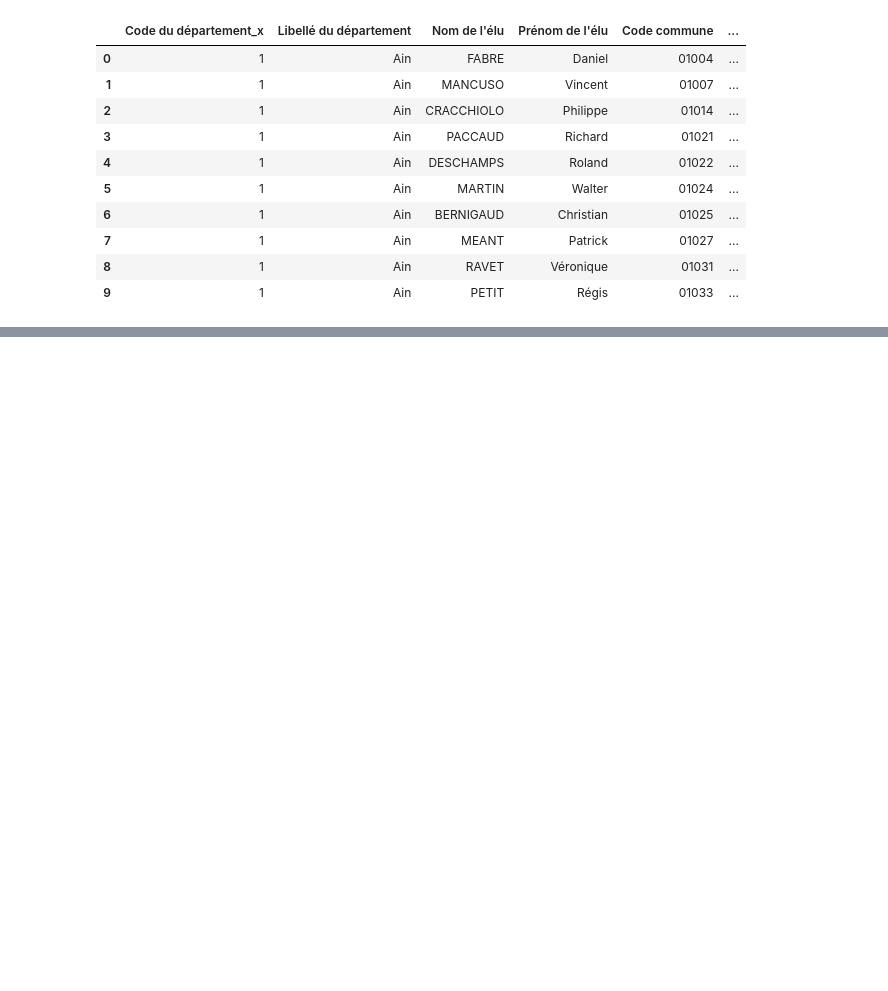
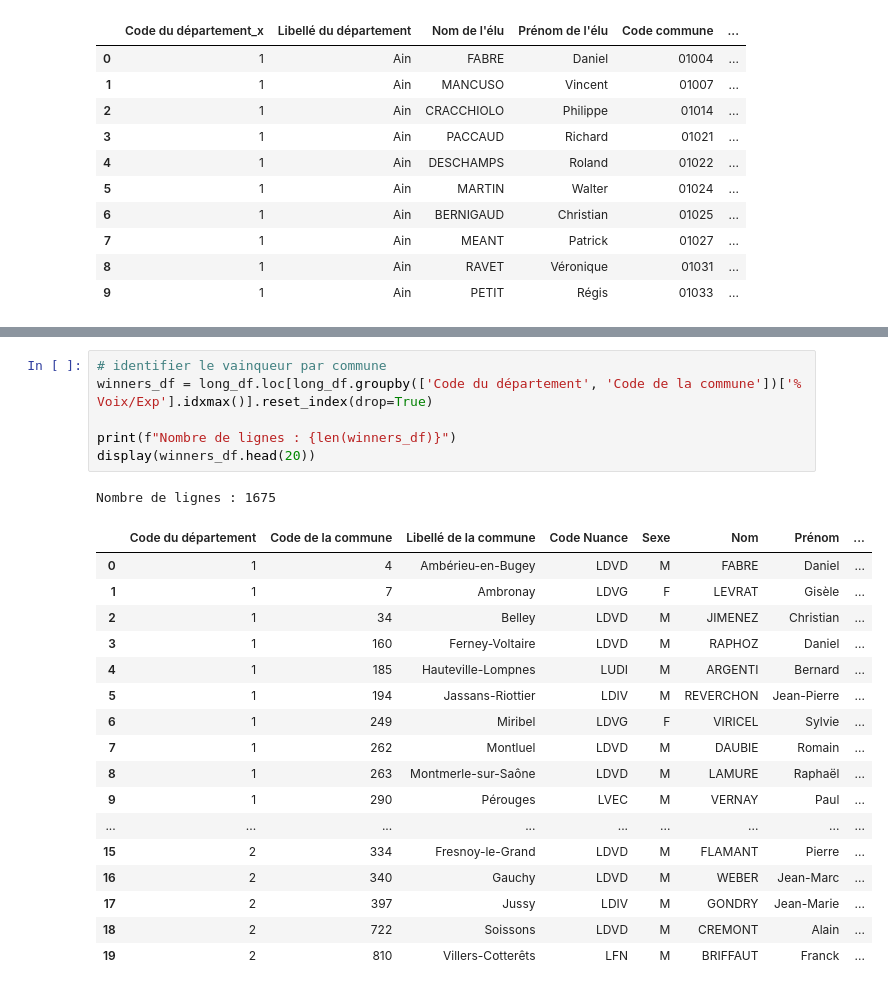
Before and after one commit to isa-j/Python-project, a Jupyter notebook: Data formatting.ipynb, the cells around one changed output, grey strips where cells are left out. Cells and saved outputs as stored; diff of their text form; blank space fills up the shorter version.

```diff
--- a/Data formatting.ipynb
+++ b/Data formatting.ipynb
@@ -90,0 +207,25 @@ UnicodeDecodeError: 'utf-8' codec can't decode byte 0xe9 in position 26: invalid
+# %%
+# identifier le vainqueur par commune
+winners_df = long_df.loc[long_df.groupby(['Code du département', 'Code de la commune'])['% Voix/Exp'].idxmax()].reset_index(drop=True)
+
+print(f"Nombre de lignes : {len(winners_df)}")
+display(winners_df.head(20))
+# %% [output]
+Nombre de lignes : 1675
+|  | Code du département | Code de la commune | Libellé de la commune | Code Nuance | Sexe | Nom | Prénom | ... |
+| 0 | 1 | 4 | Ambérieu-en-Bugey | LDVD | M | FABRE | Daniel | ... |
+| 1 | 1 | 7 | Ambronay | LDVG | F | LEVRAT | Gisèle | ... |
+| 2 | 1 | 34 | Belley | LDVD | M | JIMENEZ | Christian | ... |
+| 3 | 1 | 160 | Ferney-Voltaire | LDVD | M | RAPHOZ | Daniel | ... |
+| 4 | 1 | 185 | Hauteville-Lompnes | LUDI | M | ARGENTI | Bernard | ... |
+| 5 | 1 | 194 | Jassans-Riottier | LDIV | M | REVERCHON | Jean-Pierre | ... |
+| 6 | 1 | 249 | Miribel | LDVG | F | VIRICEL | Sylvie | ... |
+| 7 | 1 | 262 | Montluel | LDVD | M | DAUBIE | Romain | ... |
+| 8 | 1 | 263 | Montmerle-sur-Saône | LDVD | M | LAMURE | Raphaël | ... |
+| 9 | 1 | 290 | Pérouges | LVEC | M | VERNAY | Paul | ... |
+| ... | ... | ... | ... | ... | ... | ... | ... | ... |
+| 15 | 2 | 334 | Fresnoy-le-Grand | LDVD | M | FLAMANT | Pierre | ... |
+| 16 | 2 | 340 | Gauchy | LDVD | M | WEBER | Jean-Marc | ... |
+| 17 | 2 | 397 | Jussy | LDIV | M | GONDRY | Jean-Marie | ... |
+| 18 | 2 | 722 | Soissons | LDVD | M | CREMONT | Alain | ... |
+| 19 | 2 | 810 | Villers-Cotterêts | LFN | M | BRIFFAUT | Franck | ... |
```
Also changed, not shown: parts of 6 cells of this notebook.
